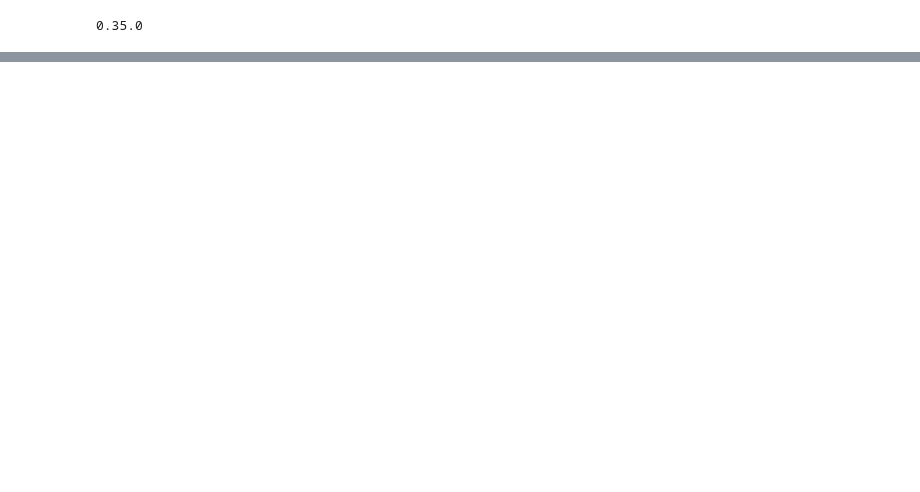
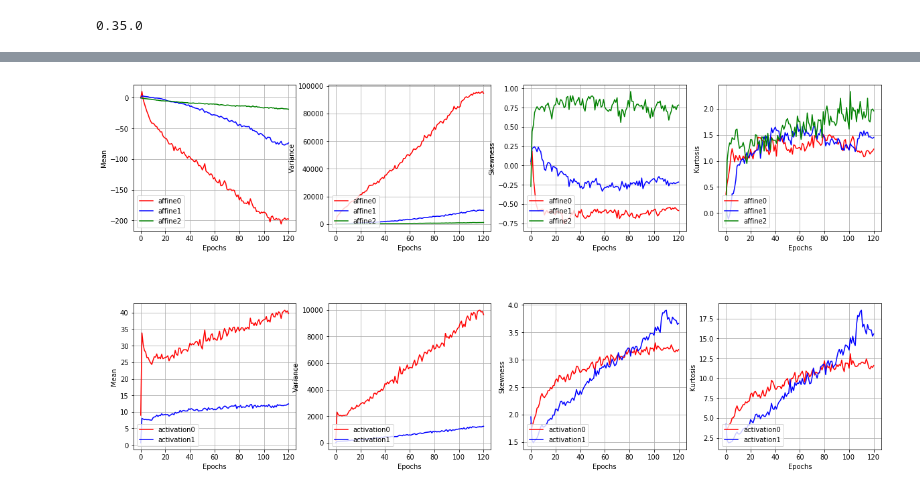
Before and after one commit to linklab/aiclass, a Jupyter notebook: 1731036010_HyunGookKim/tensorflux/main/jupyter_notebook/multi_layer_optimizers_test.ipynb, the cells around one changed output, grey strips where cells are left out. Drawn from its saved outputs; the diff is of its cells as text; code cells hidden in the pictures; blank space fills up the shorter version.

```diff
--- a/1731036010_HyunGookKim/tensorflux/main/jupyter_notebook/multi_layer_optimizers_test.ipynb
+++ b/1731036010_HyunGookKim/tensorflux/main/jupyter_notebook/multi_layer_optimizers_test.ipynb
@@ -227,0 +225,4 @@ plt.show()
+# %%
+neural_networks["Adam"].draw_output_description(figsize=(20, 10))
+# %% [output]
+[figure, added]
```
Also changed, not shown: parts of 8 cells of this notebook, 7 other files.
